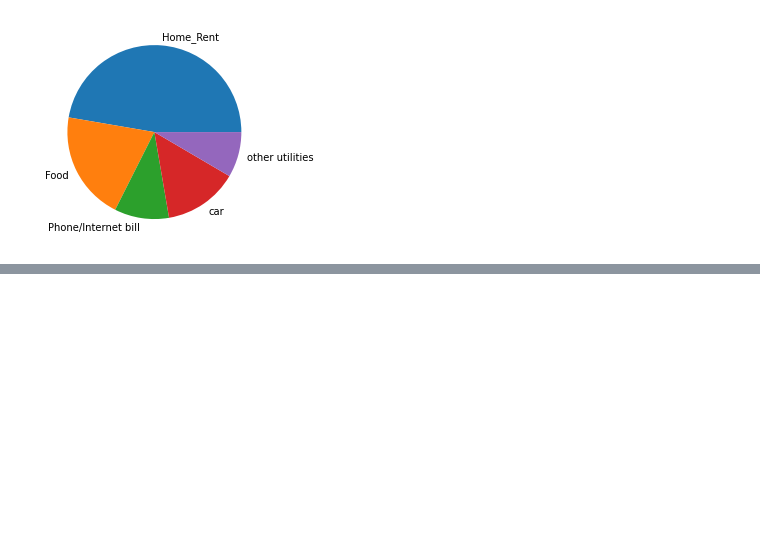
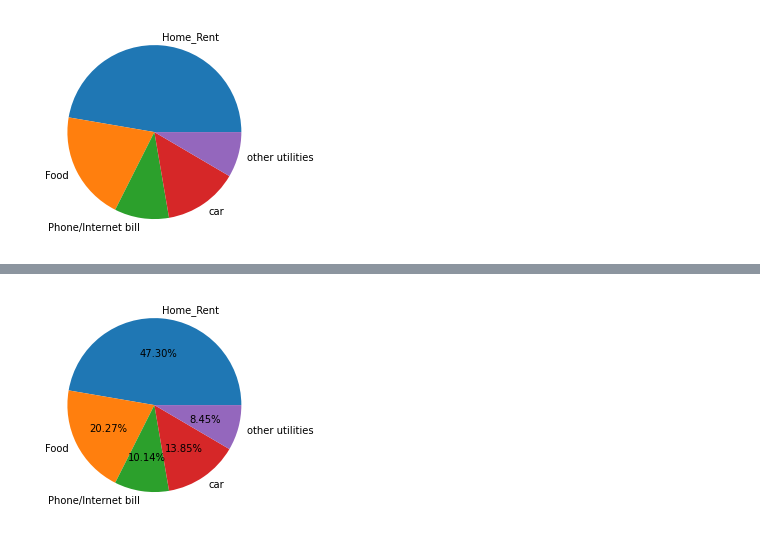
Before and after one commit to pradeepradee1/Data_Visualization, a Jupyter notebook: Matplot/L5_Save_The_Chart.ipynb, the cells around one changed output, grey strips where cells are left out. Saved outputs shown, nothing was run; the diff lists cells and outputs as text; code cells hidden in the pictures; blank space fills up the shorter version.

```diff
--- a/Matplot/L5_Save_The_Chart.ipynb
+++ b/Matplot/L5_Save_The_Chart.ipynb
@@ -17,0 +32,4 @@ plt.savefig("piechart1.png",bbox_inches="tight",pad_inches=2,transparent=True)
+# %%
+plt = pickle.load(open("plot1.pickle", "rb"))
+# %% [output]
+[figure, added]
```
Also changed, not shown: parts of 5 cells of this notebook, 3 other files.
